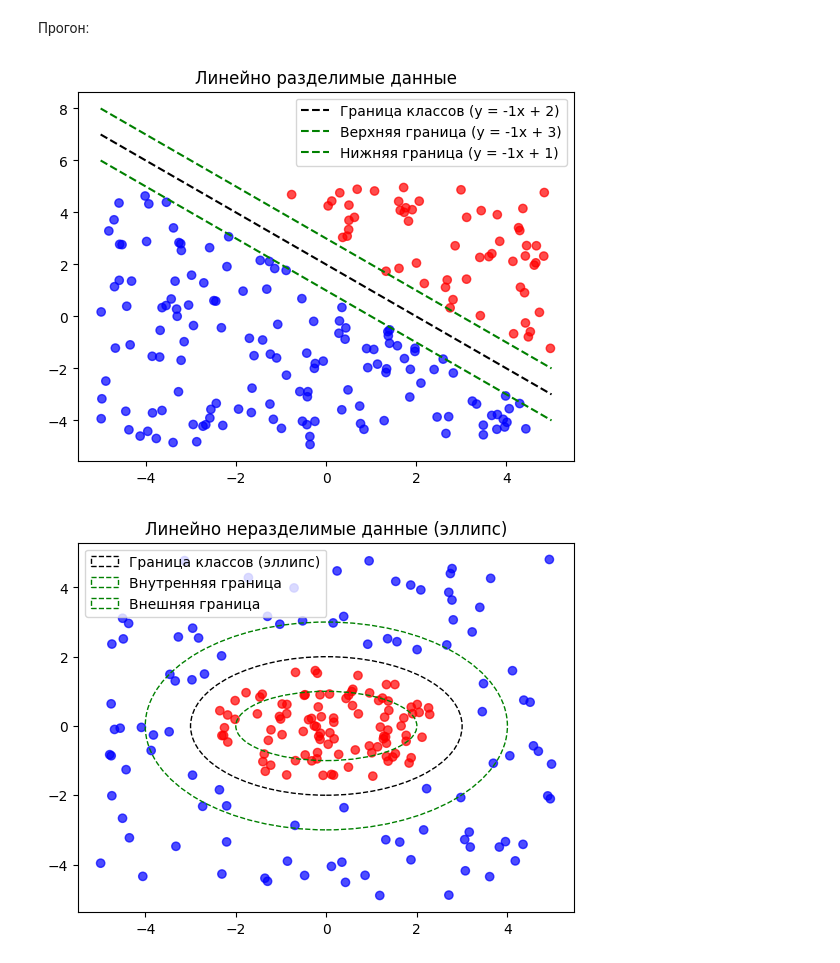
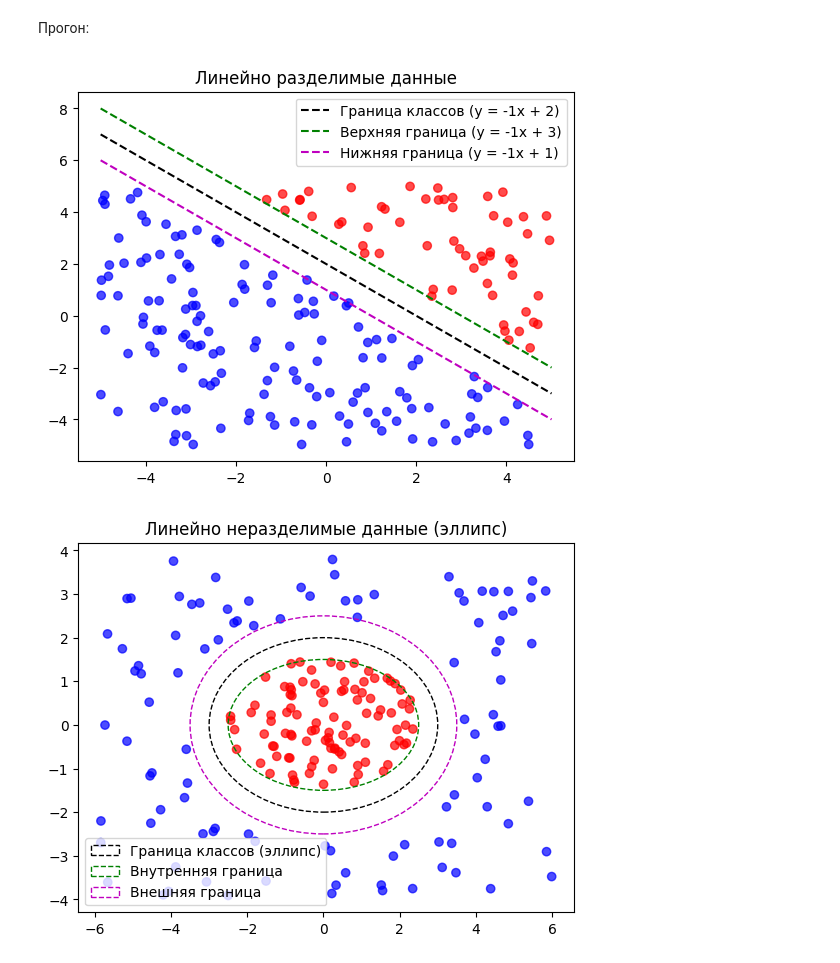
Before and after one commit to MaxGoryunov/SMO_implementation, a Jupyter notebook: smo.ipynb, the cells around one changed output. Saved outputs shown, nothing was run; the diff lists cells and outputs as text; code cells hidden in the pictures.

```diff
--- a/smo.ipynb
+++ b/smo.ipynb
@@ -30,28 +30,26 @@ def generate_linear_data(num_samples=200, noise=0.1, k=-1, b=2, margin=0.5):
 
 
 def generate_nonlinear_data(num_samples=200, noise=0.1, a=2, b=1, margin=0.5):
-    num_samples_per_class = num_samples // 2  # Количество точек для каждого класса
+    num_samples_per_class = num_samples // 2
     X_inner, X_outer = [], []
 
-    # Генерация точек внутри внутреннего эллипса
     while len(X_inner) < num_samples_per_class:
-        point = np.random.uniform(-5, 5, size=2)
-        distance = (point[0]**2 / a**2) + (point[1]**2 / b**2)
-        if distance < 1 - margin / a:
+        point = np.random.uniform(
+            [-a + margin, -b + margin], [a - margin, b - margin]
+        )
+        distance = (point[0]**2 / (a - margin)**2) + (point[1]**2 / (b - margin)**2)
+        if distance < 1:
             X_inner.append(point)
 
-    # Генерация точек за пределами внешнего эллипса
     while len(X_outer) < num_samples_per_class:
-        point = np.random.uniform(-5, 5, size=2)
-        distance = (point[0]**2 / a**2) + (point[1]**2 / b**2)
-        if distance > 1 + margin / a:
+        point = np.random.uniform([-2*a, -2*b], [2*a, 2*b])
+        distance = (point[0]**2 / (a + margin)**2) + (point[1]**2 / (b + margin)**2)
+        if distance > 1:
             X_outer.append(point)
 
-    # Объединение данных
     X = np.vstack((X_inner, X_outer))
     y = np.hstack((np.ones(len(X_inner)), np.zeros(len(X_outer))))
 
-    # Добавление шума
     if noise > 0:
         flip_indices = np.random.choice(num_samples, int(noise * num_samples), replace=False)
         y[flip_indices] = 1 - y[flip_indices]
@@ -71,26 +69,26 @@ y_top = y_vals + margin
 y_bot = y_vals - margin
 plt.plot(x_vals, y_vals, 'k--', label=f"Граница классов (y = {k}x + {b})")
 plt.plot(x_vals, y_top, 'g--', label=f'Верхняя граница (y = {k}x + {b + margin})')
-plt.plot(x_vals, y_bot, 'g--', label=f'Нижняя граница (y = {k}x + {b - margin})')
+plt.plot(x_vals, y_bot, 'm--', label=f'Нижняя граница (y = {k}x + {b - margin})')
 plt.title("Линейно разделимые данные")
 plt.legend()
 plt.show()
 # %% [output]
-[figure, old version]
+[figure, new version]
 # %%
 a = 3
 b = 2
-margin = 1
+margin = 0.5
 X_nonlinear, y_nonlinear = generate_nonlinear_data(num_samples=200, noise=0.0, a=a, b=b, margin=margin)
 plt.scatter(X_nonlinear[:, 0], X_nonlinear[:, 1], c=y_nonlinear, cmap='bwr', alpha=0.7)
 ellipse = Ellipse(xy=(0, 0), width=2*a, height=2*b, edgecolor='k', facecolor='none', linestyle='--', label="Граница классов (эллипс)")
 plt.gca().add_patch(ellipse)
 inside = Ellipse(xy=(0, 0), width=2*(a - margin), height=2*(b - margin), edgecolor='g', facecolor='none', linestyle='--', label='Внутренняя граница')
 plt.gca().add_patch(inside)
-outside = Ellipse(xy=(0, 0), width=2*(a + margin), height=2*(b + margin), edgecolor='g', facecolor='none', linestyle='--', label='Внешняя граница')
+outside = Ellipse(xy=(0, 0), width=2*(a + margin), height=2*(b + margin), edgecolor='m', facecolor='none', linestyle='--', label='Внешняя граница')
 plt.gca().add_patch(outside)
 plt.title("Линейно неразделимые данные (эллипс)")
 plt.legend()
 plt.show()
 # %% [output]
-[figure, old version]
+[figure, new version]
```
